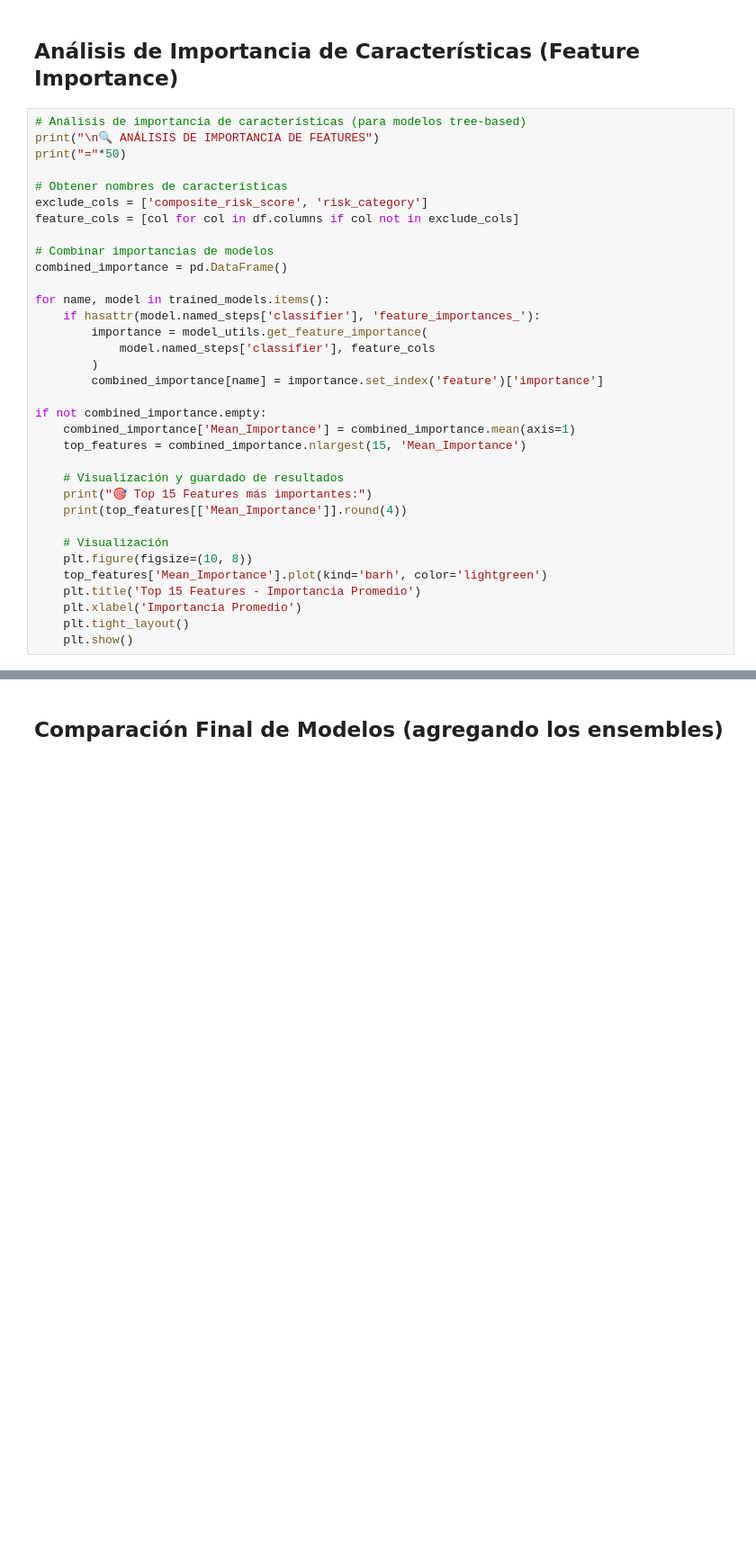
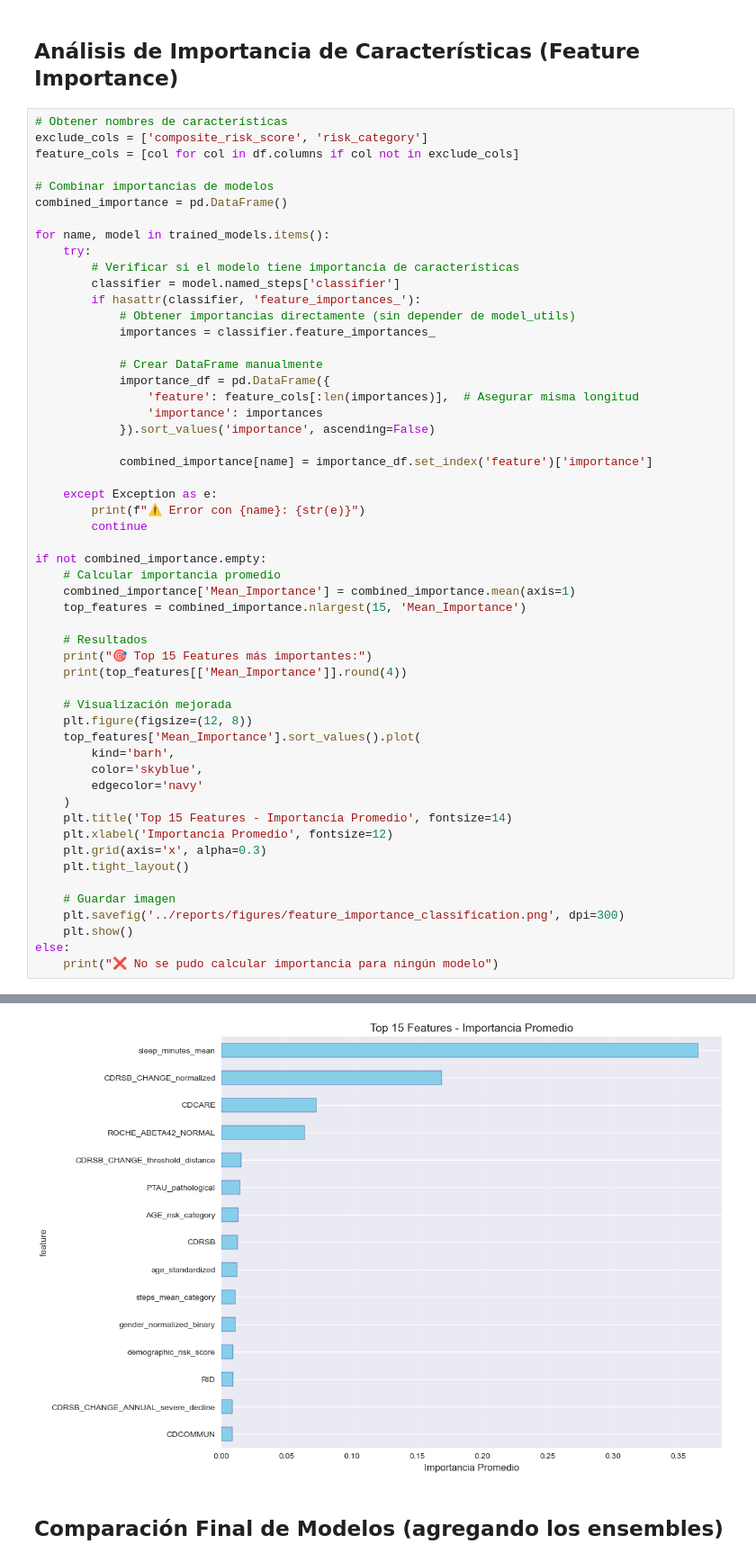
Before and after one commit to AbrahamTartalos/alzheimer-multimodal-monitoring, a Jupyter notebook: notebooks/09c_classification_models.ipynb, the cells around one changed output, grey strips where cells are left out. Shown: that part at 90% size. Cells and saved outputs as stored; diff of their text form; blank space fills up the shorter version.

```diff
--- a/notebooks/09c_classification_models.ipynb
+++ b/notebooks/09c_classification_models.ipynb
@@ -204,10 +248,6 @@ Stacking F1: {stacking_cv['test_f1_weighted'].mean():.4f}""")
 # %% [markdown]
 ## Análisis de Importancia de Características (Feature Importance)
 # %%
-# Análisis de importancia de características (para modelos tree-based)
-print("\n🔍 ANÁLISIS DE IMPORTANCIA DE FEATURES")
-print("="*50)
-
 # Obtener nombres de características
 exclude_cols = ['composite_risk_score', 'risk_category']
 feature_cols = [col for col in df.columns if col not in exclude_cols]
@@ -216,24 +256,49 @@ feature_cols = [col for col in df.columns if col not in exclude_cols]
 combined_importance = pd.DataFrame()
 
 for name, model in trained_models.items():
-    if hasattr(model.named_steps['classifier'], 'feature_importances_'):
-        importance = model_utils.get_feature_importance(
-            model.named_steps['classifier'], feature_cols
-        )
-        combined_importance[name] = importance.set_index('feature')['importance']
+    try:
+        # Verificar si el modelo tiene importancia de características
+        classifier = model.named_steps['classifier']
+        if hasattr(classifier, 'feature_importances_'):
+            # Obtener importancias directamente (sin depender de model_utils)
+            importances = classifier.feature_importances_
+
+            # Crear DataFrame manualmente
+            importance_df = pd.DataFrame({
+                'feature': feature_cols[:len(importances)],  # Asegurar misma longitud
+                'importance': importances
+            }).sort_values('importance', ascending=False)
+
+            combined_importance[name] = importance_df.set_index('feature')['importance']
+
+    except Exception as e:
+        print(f"⚠️ Error con {name}: {str(e)}")
+        continue
 
 if not combined_importance.empty:
+    # Calcular importancia promedio
     combined_importance['Mean_Importance'] = combined_importance.mean(axis=1)
     top_features = combined_importance.nlargest(15, 'Mean_Importance')
 
-    # Visualización y guardado de resultados
+    # Resultados
     print("🎯 Top 15 Features más importantes:")
     print(top_features[['Mean_Importance']].round(4))
 
-    # Visualización
-    plt.figure(figsize=(10, 8))
-    top_features['Mean_Importance'].plot(kind='barh', color='lightgreen')
-    plt.title('Top 15 Features - Importancia Promedio')
-    plt.xlabel('Importancia Promedio')
+    # Visualización mejorada
+    plt.figure(figsize=(12, 8))
+    top_features['Mean_Importance'].sort_values().plot(
+        kind='barh',
+        color='skyblue',
+        edgecolor='navy'
+    )
+    plt.title('Top 15 Features - Importancia Promedio', fontsize=14)
+    plt.xlabel('Importancia Promedio', fontsize=12)
+    plt.grid(axis='x', alpha=0.3)
     plt.tight_layout()
+
+    # Guardar imagen
+    plt.savefig('../reports/figures/feature_importance_classification.png', dpi=300)
     plt.show()
+else:
+    print("❌ No se pudo calcular importancia para ningún modelo")
+# %% [output]
@@ -240,3 +323,4 @@ if not combined_importance.empty:
+[figure, added]
 # %% [markdown]
 ## Comparación Final de Modelos (agregando los ensembles)
 # %%
```
Also changed, not shown: parts of 15 cells of this notebook, 3 other files.
